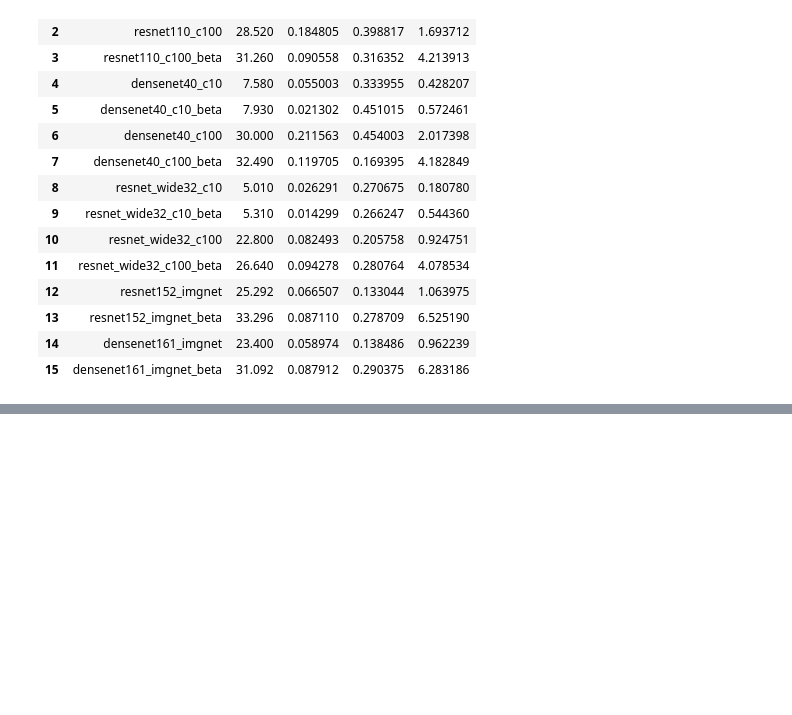
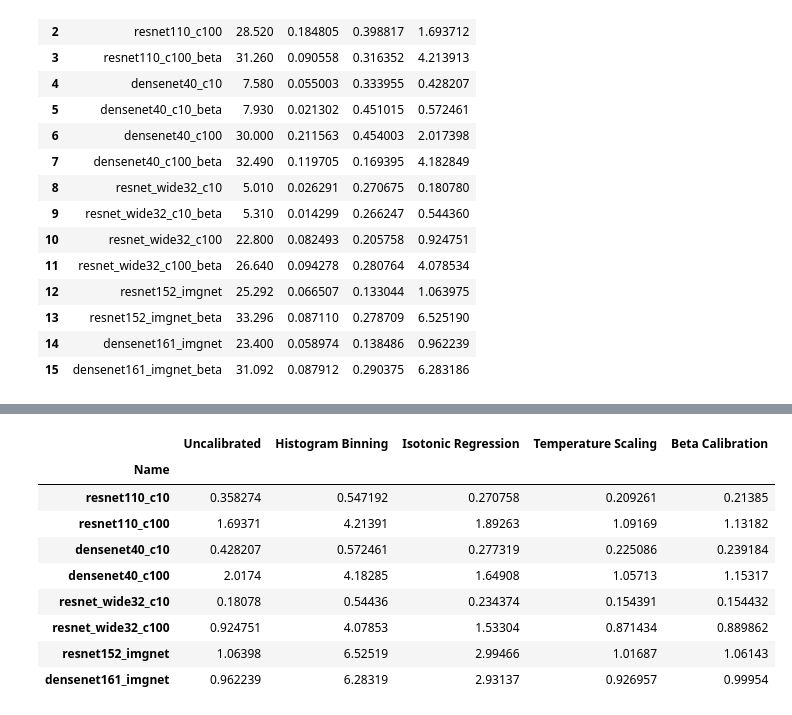
Before and after one commit to markus93/NN_calibration, a Jupyter notebook: scripts/Calibration - (Temp, Iso, Beta, Hist).ipynb, the cells around one changed output, grey strips where cells are left out. Saved outputs shown, nothing was run; the diff lists cells and outputs as text; code cells hidden in the pictures; blank space fills up the shorter version.

```diff
--- a/scripts/Calibration - (Temp, Iso, Beta, Hist).ipynb
+++ b/scripts/Calibration - (Temp, Iso, Beta, Hist).ipynb
@@ -686,0 +679,13 @@ df_res
+# %%
+df_loss.style.apply(highlight_min, axis = 1)
+# %% [output]
+|  | Uncalibrated | Histogram Binning | Isotonic Regression | Temperature Scaling | Beta Calibration |
+| Name |  |  |  |  |  |
+| resnet110_c10 | 0.358274 | 0.547192 | 0.270758 | 0.209261 | 0.21385 |
+| resnet110_c100 | 1.69371 | 4.21391 | 1.89263 | 1.09169 | 1.13182 |
+| densenet40_c10 | 0.428207 | 0.572461 | 0.277319 | 0.225086 | 0.239184 |
+| densenet40_c100 | 2.0174 | 4.18285 | 1.64908 | 1.05713 | 1.15317 |
+| resnet_wide32_c10 | 0.18078 | 0.54436 | 0.234374 | 0.154391 | 0.154432 |
+| resnet_wide32_c100 | 0.924751 | 4.07853 | 1.53304 | 0.871434 | 0.889862 |
+| resnet152_imgnet | 1.06398 | 6.52519 | 2.99466 | 1.01687 | 1.06143 |
+| densenet161_imgnet | 0.962239 | 6.28319 | 2.93137 | 0.926957 | 0.99954 |
```
Also changed, not shown: parts of 11 cells of this notebook.
